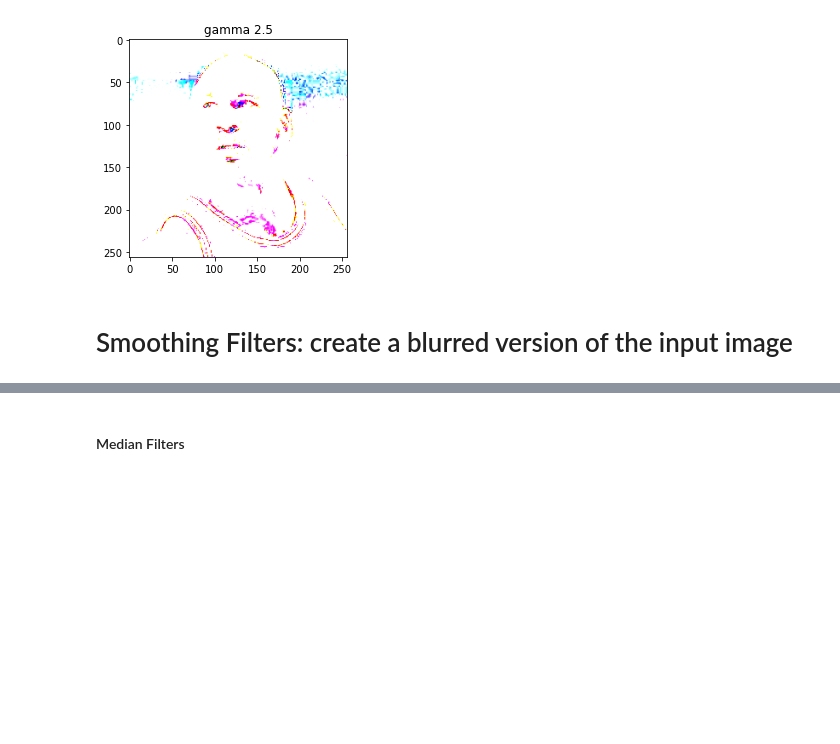
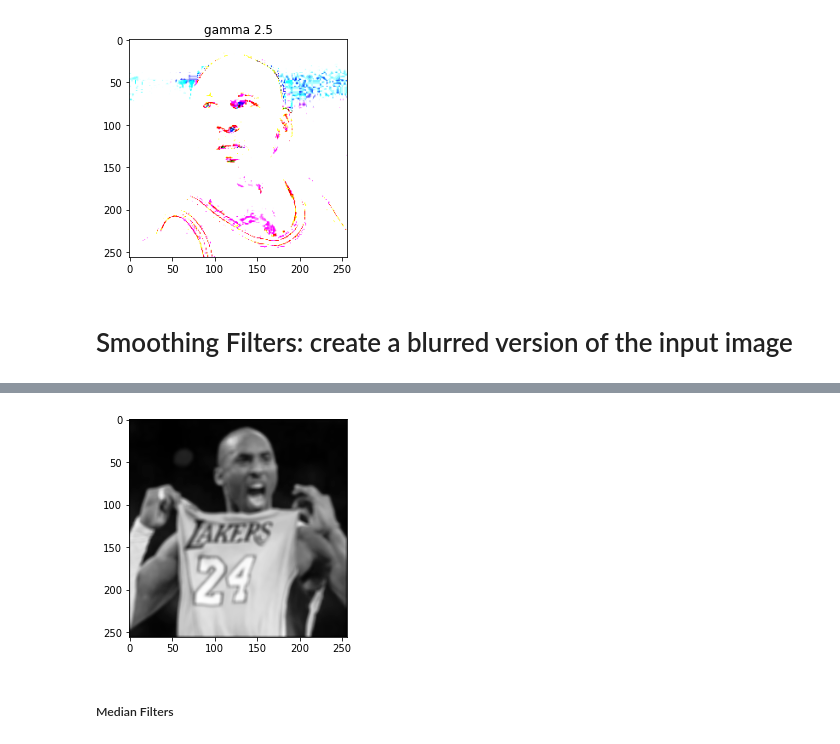
Before and after one commit to frankye1000/NYCU-ImageProcessing, a Jupyter notebook: HW1/HW1.ipynb, the cells around one changed output, grey strips where cells are left out. Drawn from its saved outputs; the diff is of its cells as text; code cells hidden in the pictures; blank space fills up the shorter version.

```diff
--- a/HW1/HW1.ipynb
+++ b/HW1/HW1.ipynb
@@ -309,2 +324,8 @@ plt.show()
+# %%
+kobe_maximum = box_filter(kobe_gray, n=5)
+plt.imshow(kobe_maximum, cmap='Greys_r')
+plt.show()
+# %% [output]
+[figure, added]
 # %% [markdown]
-#### Median Filters
+##### Median Filters
```
Also changed, not shown: parts of 11 cells of this notebook.
